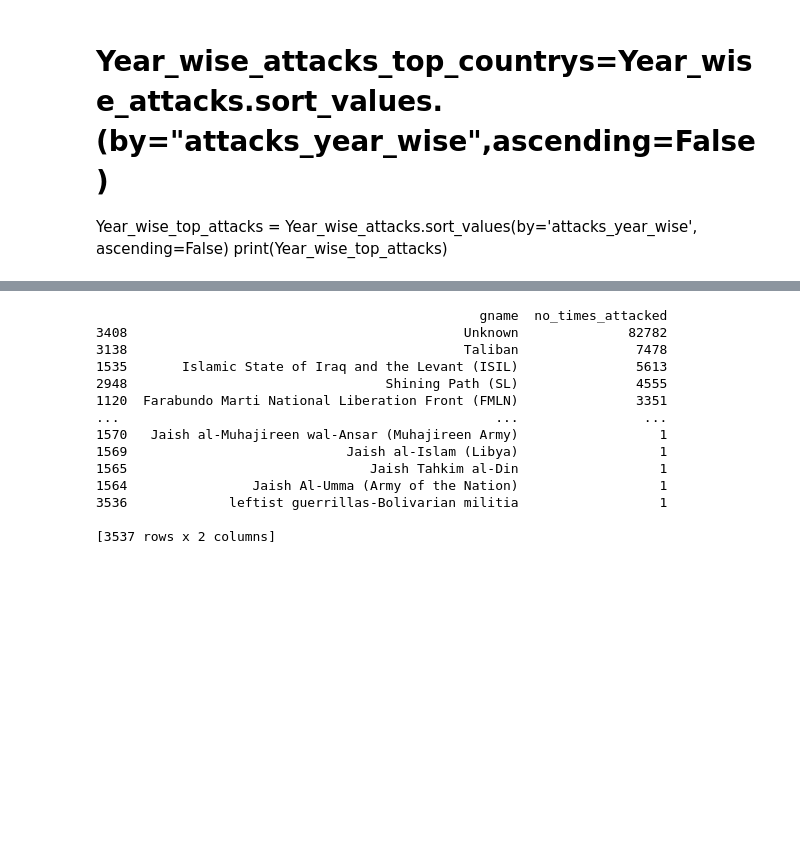
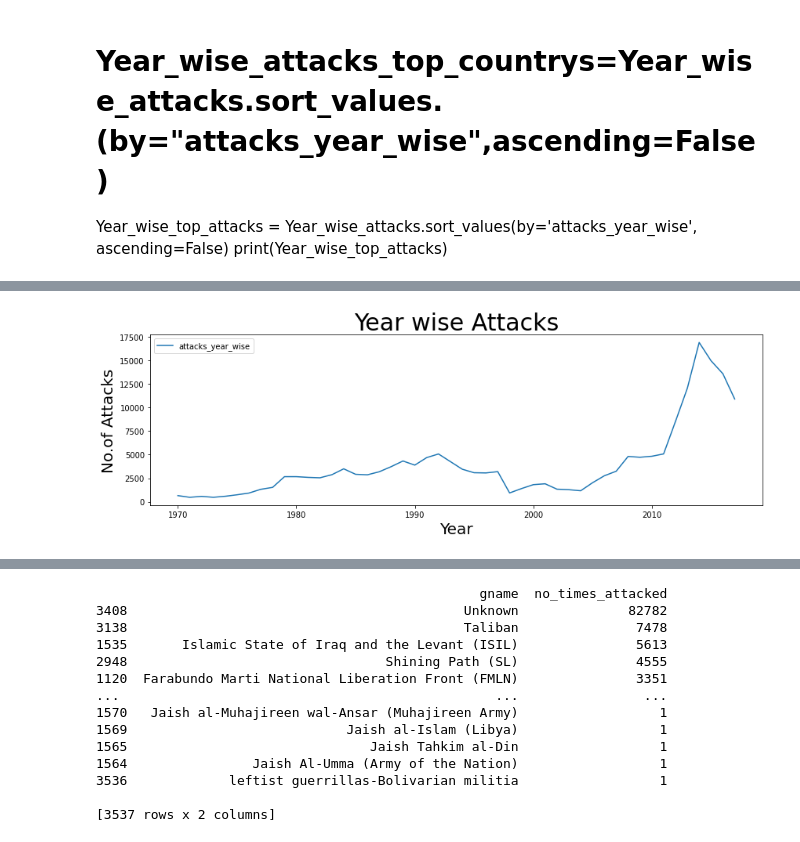
Before and after one commit to khairun0228/capstone_alma, a Jupyter notebook: Global_Terrorism_Analysis_Capstone_Project.ipynb, the cells around one changed output, grey strips where cells are left out. Drawn from its saved outputs; the diff is of its cells as text; code cells hidden in the pictures; blank space fills up the shorter version.

```diff
--- a/Global_Terrorism_Analysis_Capstone_Project.ipynb
+++ b/Global_Terrorism_Analysis_Capstone_Project.ipynb
@@ -116,11 +78,13 @@ print(max_num_attacks)
 # %%
-#Graphical Analysis of No. of  global terrorist attack Year wise
-Year_wise_attacks.plot(x='year',y='attacks_year_wise',kind='bar',figsize=(14, 4))
+# Graphical Analysis of No. of  global terrorist attack Year wise
+Year_wise_attacks.plot(x='year',y='attacks_year_wise',kind='line',figsize=(14, 4))
 
 plt.title("Year wise Attacks",fontsize=30)
 plt.xlabel("Year",fontsize=20)
 plt.ylabel("No.of Attacks",fontsize=20)
 plt.show()
+# %% [output]
+[figure, added]
 # %%
 #Most Affected Countrys Year wise
 country_year_wise_attack=df.groupby(['country_name','year'])['country_name'].count().reset_index(name='no_attacks_year')
```
Also changed, not shown: parts of 35 cells of this notebook.
